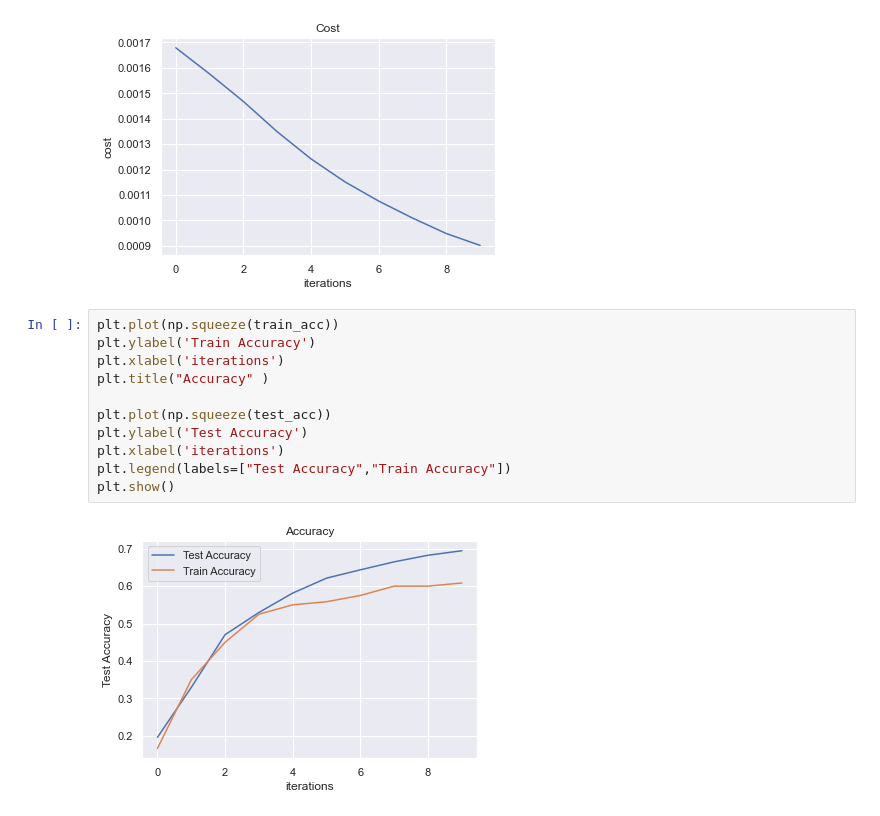
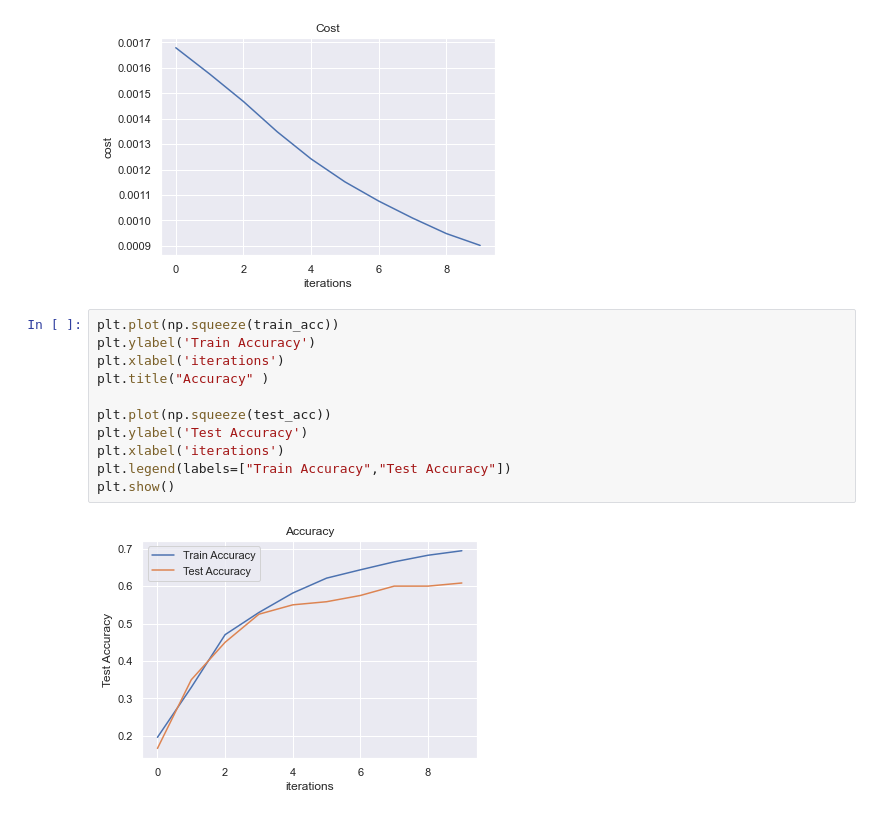
Before and after one commit to Boredtilldawn/Hand-sign-numbers, a Jupyter notebook: Me_Tensorflow.ipynb, the cells around one changed output. Cells and saved outputs as stored; diff of their text form.

```diff
--- a/Me_Tensorflow.ipynb
+++ b/Me_Tensorflow.ipynb
@@ -222,13 +222,13 @@ plt.show()
 # %%
 plt.plot(np.squeeze(train_acc))
 plt.ylabel('Train Accuracy')
 plt.xlabel('iterations')
 plt.title("Accuracy" )
 
 plt.plot(np.squeeze(test_acc))
 plt.ylabel('Test Accuracy')
 plt.xlabel('iterations')
-plt.legend(labels=["Test Accuracy","Train Accuracy"])
+plt.legend(labels=["Train Accuracy","Test Accuracy"])
 plt.show()
 # %% [output]
-[figure, old version]
+[figure, new version]
```
